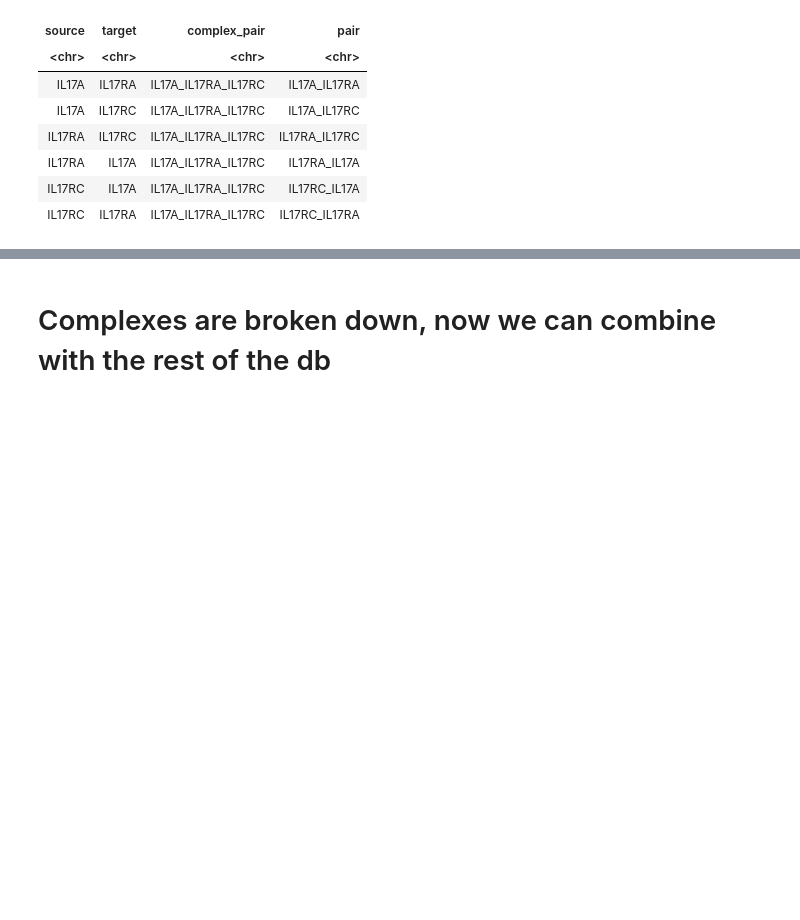
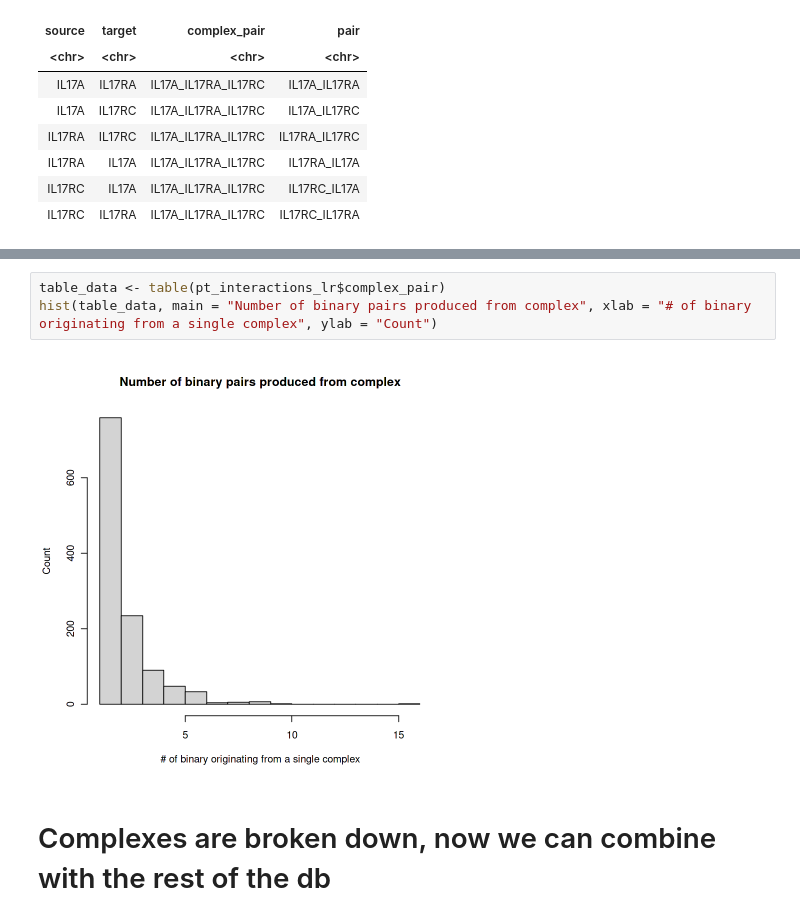
Before and after one commit to SoloveyMaria/community, a Jupyter notebook: docs/DB_building/BuildingUpDBwithCurated.ipynb, the cells around one changed output, grey strips where cells are left out. Drawn from its saved outputs; the diff is of its cells as text; blank space fills up the shorter version.

```diff
--- a/docs/DB_building/BuildingUpDBwithCurated.ipynb
+++ b/docs/DB_building/BuildingUpDBwithCurated.ipynb
@@ -353,3 +638,8 @@ A data.frame: 2 × 4
+# %%
+table_data <- table(pt_interactions_lr$complex_pair)
+hist(table_data, main = "Number of binary pairs produced from complex", xlab = "# of binary originating from a single complex", ylab = "Count")
+# %% [output]
+[figure, added]
 # %% [markdown]
 # Complexes are broken down, now we can combine with the rest of the db
 # %%
```
Also changed, not shown: parts of 222 cells of this notebook, 5 other files.
